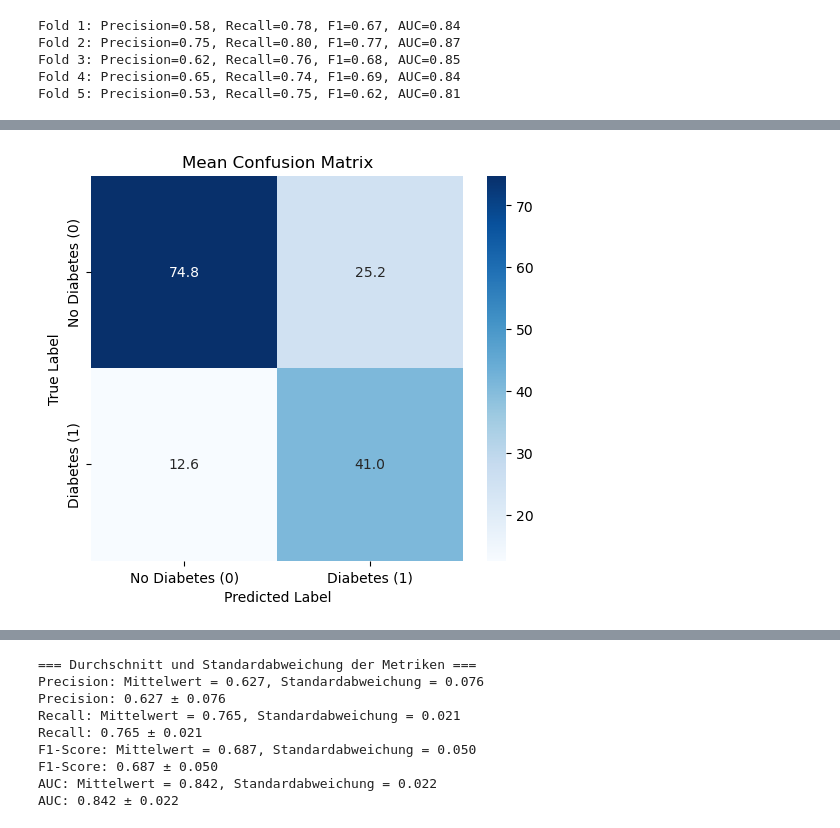
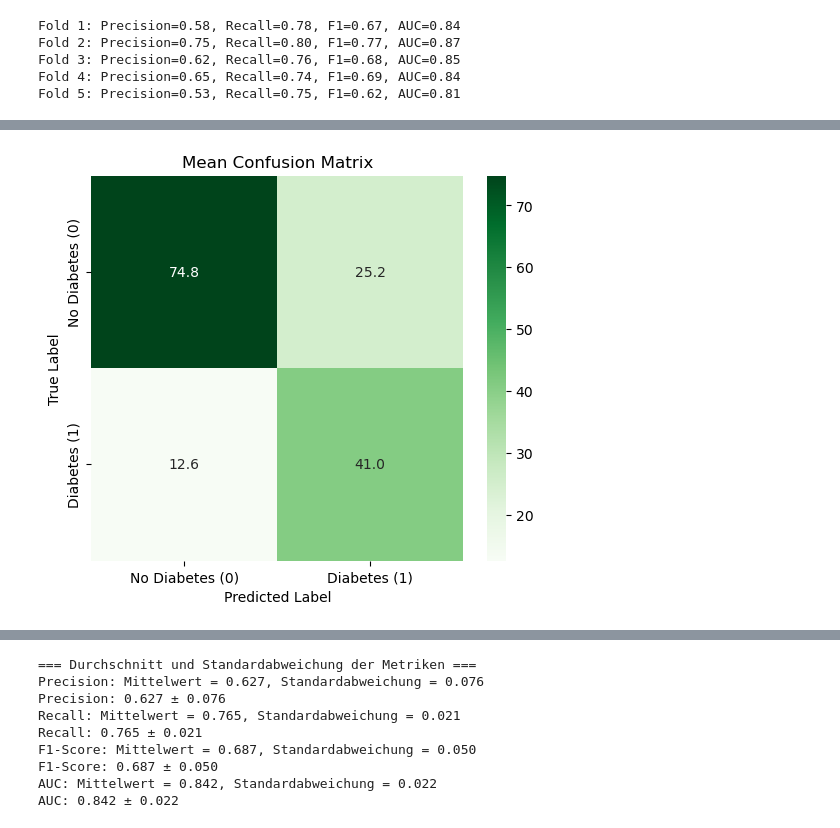
Before and after one commit to mettlrob/FoDS-Diabetes-Diagnosis, a Jupyter notebook: ML_Models/log_reg/log_reg.ipynb, the cells around one changed output, grey strips where cells are left out. Cells and saved outputs as stored; diff of their text form; code cells hidden in the pictures.

```diff
--- a/ML_Models/log_reg/log_reg.ipynb
+++ b/ML_Models/log_reg/log_reg.ipynb
@@ -97,12 +143,14 @@ plt.show()
 # %%
 # Mean Confusion Matrix berechnen und plotten
 mean_conf_matrix = np.mean(conf_matrices, axis=0)
 
 plt.figure(figsize=(6, 5))
-sns.heatmap(mean_conf_matrix, annot=True, fmt=".1f", cmap="Blues", xticklabels=["No Diabetes (0)", "Diabetes (1)"], yticklabels=["No Diabetes (0)", "Diabetes (1)"])
+sns.heatmap(mean_conf_matrix, annot=True, fmt=".1f", cmap="Greens",
+            xticklabels=["No Diabetes (0)", "Diabetes (1)"],
+            yticklabels=["No Diabetes (0)", "Diabetes (1)"])
 plt.xlabel('Predicted Label')
 plt.ylabel('True Label')
 plt.title('Mean Confusion Matrix')
 plt.show()
 # %% [output]
-[figure, old version]
+[figure, new version]
```
Also changed, not shown: parts of 9 cells of this notebook.
